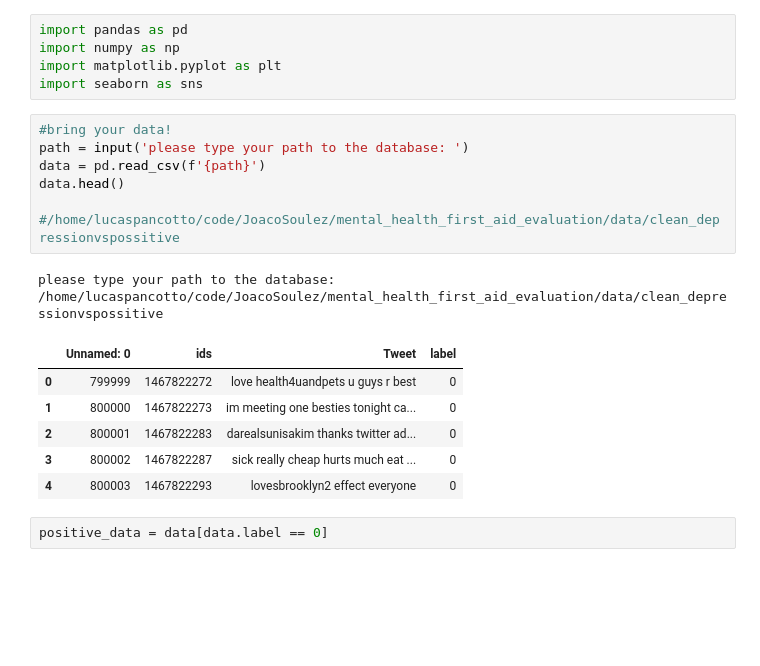
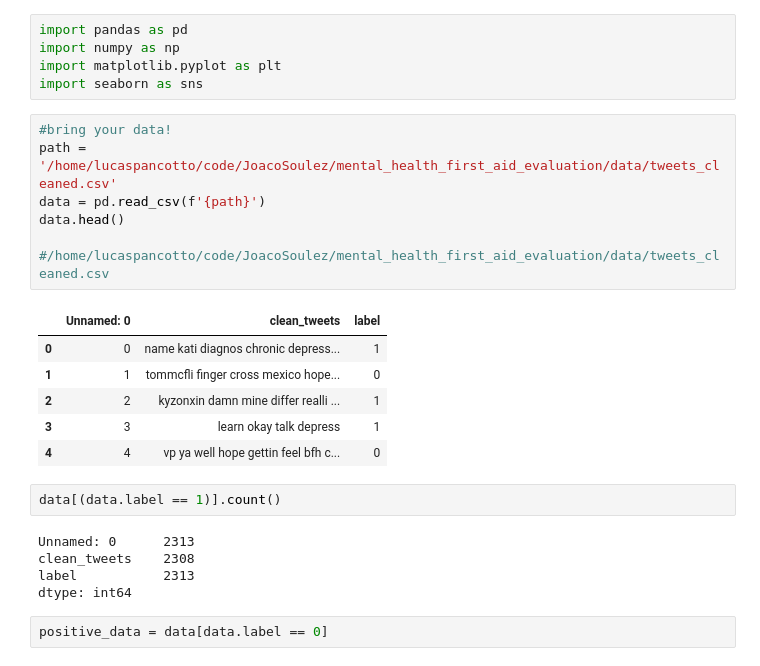
Before and after one commit to JoacoSoulez/Smart-Detector-of-Depressive-Disorder, a Jupyter notebook: notebooks/naive_bayes_basemodel.ipynb, the cells around one changed output. Cells and saved outputs as stored; diff of their text form; blank space fills up the shorter version.

```diff
--- a/notebooks/naive_bayes_basemodel.ipynb
+++ b/notebooks/naive_bayes_basemodel.ipynb
@@ -7,19 +7,25 @@ import matplotlib.pyplot as plt
 import seaborn as sns
 # %%
 #bring your data!
-path = input('please type your path to the database: ')
+path = '/home/lucaspancotto/code/JoacoSoulez/mental_health_first_aid_evaluation/data/tweets_cleaned.csv'
 data = pd.read_csv(f'{path}')
 data.head()
 
-#/home/lucaspancotto/code/JoacoSoulez/mental_health_first_aid_evaluation/data/clean_depressionvspossitive
+#/home/lucaspancotto/code/JoacoSoulez/mental_health_first_aid_evaluation/data/tweets_cleaned.csv
 # %% [output]
-please type your path to the database: /home/lucaspancotto/code/JoacoSoulez/mental_health_first_aid_evaluation/data/clean_depressionvspossitive
-|  | Unnamed: 0 | ids | Tweet | label |
-| 0 | 799999 | 1467822272 | love health4uandpets u guys r best | 0 |
-| 1 | 800000 | 1467822273 | im meeting one besties tonight ca... | 0 |
-| 2 | 800001 | 1467822283 | darealsunisakim thanks twitter ad... | 0 |
-| 3 | 800002 | 1467822287 | sick really cheap hurts much eat ... | 0 |
-| 4 | 800003 | 1467822293 | lovesbrooklyn2 effect everyone | 0 |
+|  | Unnamed: 0 | clean_tweets | label |
+| 0 | 0 | name kati diagnos chronic depress... | 1 |
+| 1 | 1 | tommcfli finger cross mexico hope... | 0 |
+| 2 | 2 | kyzonxin damn mine differ realli ... | 1 |
+| 3 | 3 | learn okay talk depress | 1 |
+| 4 | 4 | vp ya well hope gettin feel bfh c... | 0 |
+# %%
+data[(data.label == 1)].count()
+# %% [output]
+Unnamed: 0      2313
+clean_tweets    2308
+label           2313
+dtype: int64
 # %%
 positive_data = data[data.label == 0]
 # %%
```
Also changed, not shown: parts of 35 cells of this notebook, 4 other files.
